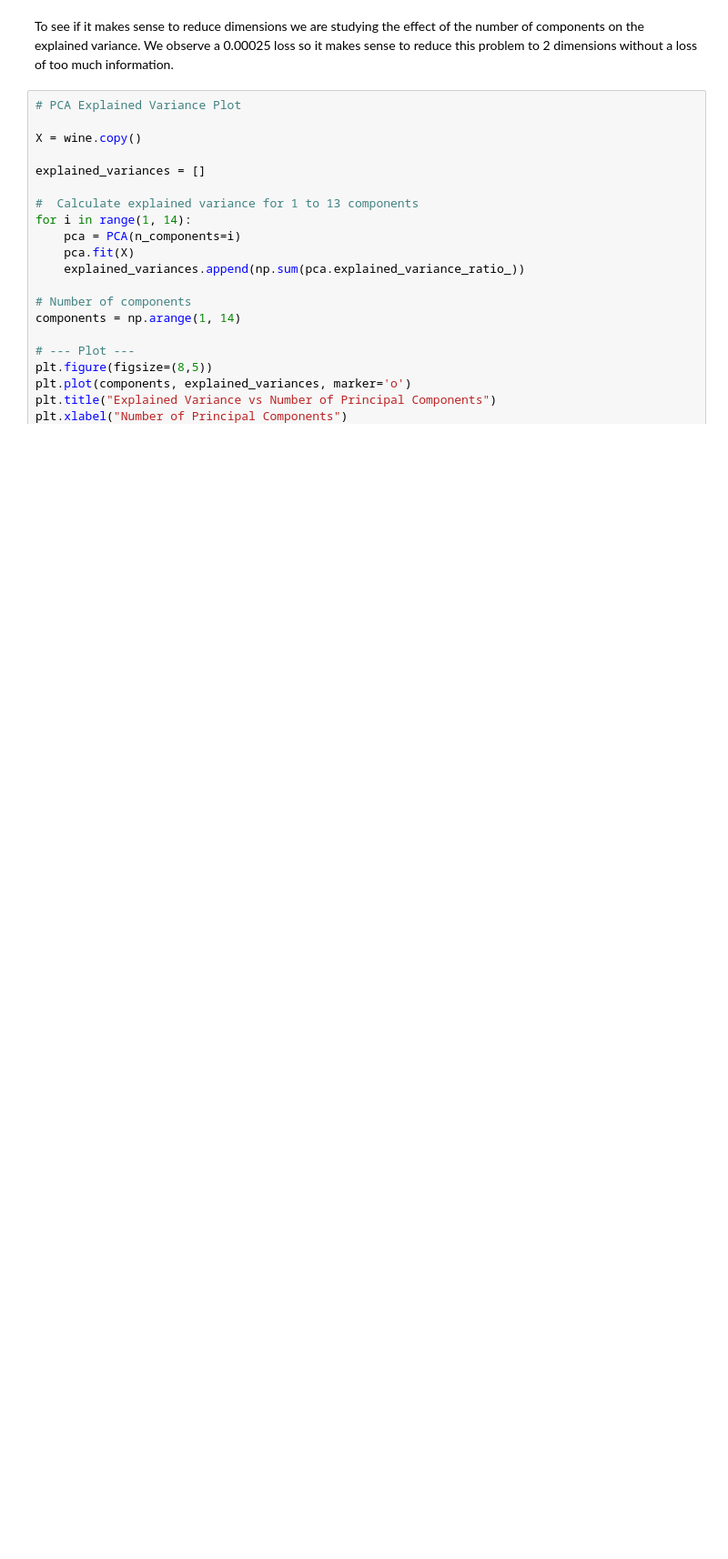
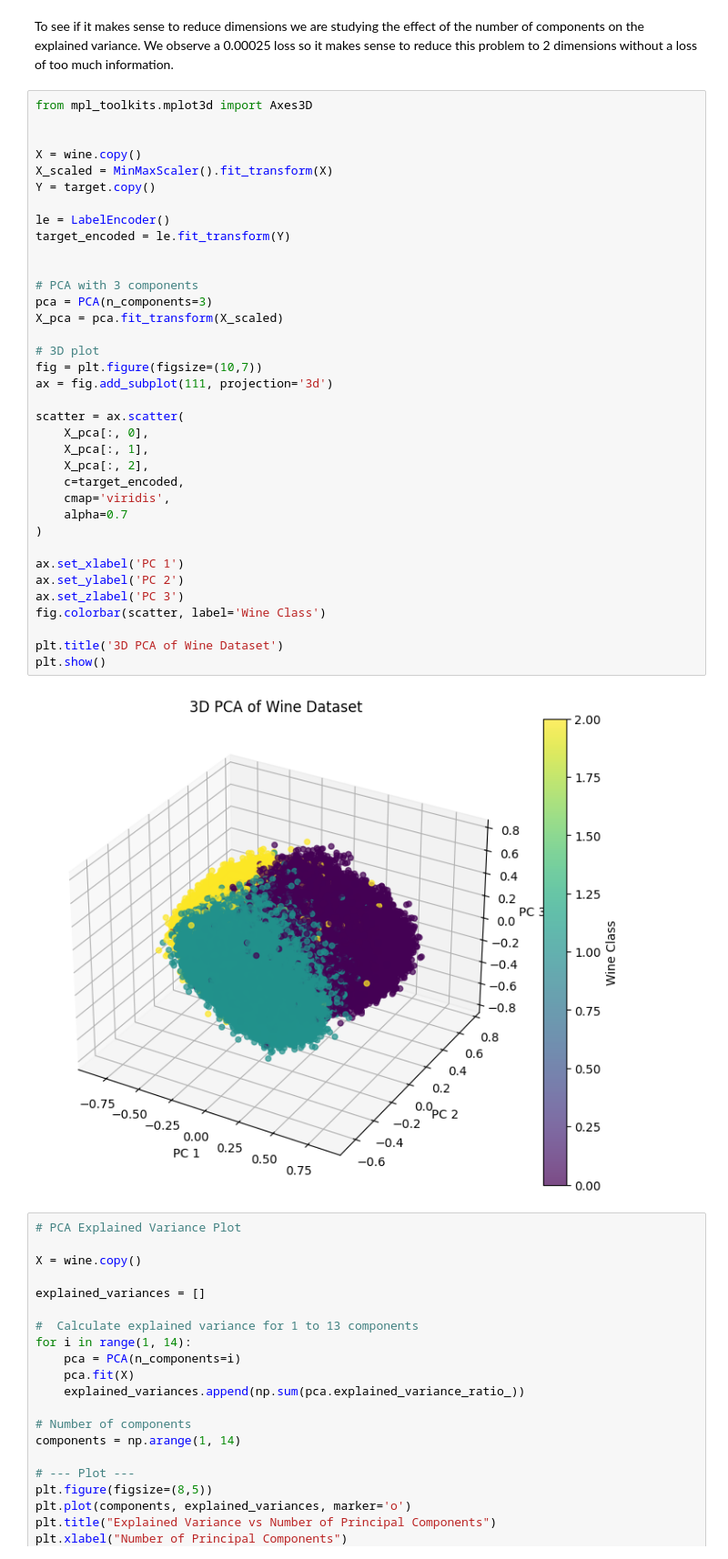
Before and after one commit to arthurl7389/WineAnalyzeML, a Jupyter notebook: model.ipynb, the cells around one changed output. Shown at 91% size. Drawn from its saved outputs; the diff is of its cells as text; blank space fills up the shorter version.

```diff
--- a/model.ipynb
+++ b/model.ipynb
@@ -732,6 +788,44 @@ plt.show()
 [figure]
 # %% [markdown]
 To see if it makes sense to reduce dimensions we are studying the effect of the number of components on the explained variance. We observe a 0.00025 loss so it makes sense to reduce this problem to 2 dimensions without a loss of too much information.
+# %%
+from mpl_toolkits.mplot3d import Axes3D
+
+
+X = wine.copy()
+X_scaled = MinMaxScaler().fit_transform(X)
+Y = target.copy()
+
+le = LabelEncoder()
+target_encoded = le.fit_transform(Y)
+
+
+# PCA with 3 components
+pca = PCA(n_components=3)
+X_pca = pca.fit_transform(X_scaled)
+
+# 3D plot
+fig = plt.figure(figsize=(10,7))
+ax = fig.add_subplot(111, projection='3d')
+
+scatter = ax.scatter(
+    X_pca[:, 0],
+    X_pca[:, 1],
+    X_pca[:, 2],
+    c=target_encoded,
+    cmap='viridis',
+    alpha=0.7
+)
+
+ax.set_xlabel('PC 1')
+ax.set_ylabel('PC 2')
+ax.set_zlabel('PC 3')
+fig.colorbar(scatter, label='Wine Class')
+
+plt.title('3D PCA of Wine Dataset')
+plt.show()
+# %% [output]
+[figure, added]
 # %%
 # PCA Explained Variance Plot
 
```
Also changed, not shown: parts of 19 cells of this notebook.
